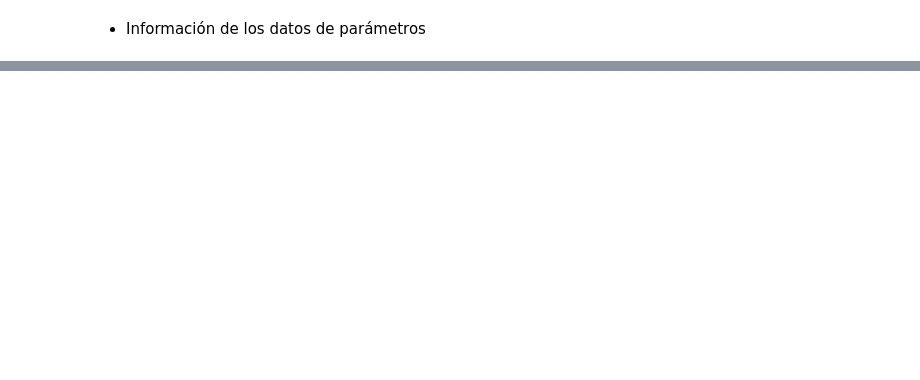
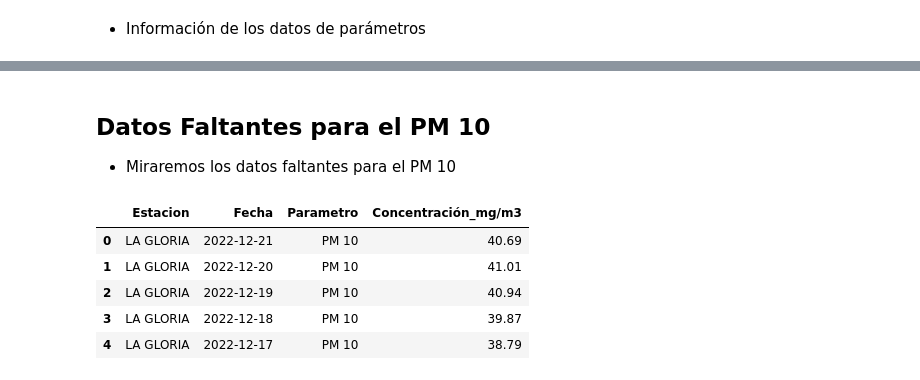
Before and after one commit to cdeoroaguado/jb_aet_pm10_25, a Jupyter notebook: _sources/1_etl.ipynb, the cells around one changed output, grey strips where cells are left out. Cells and saved outputs as stored; diff of their text form; code cells hidden in the pictures; blank space fills up the shorter version.

```diff
--- a/_sources/1_etl.ipynb
+++ b/_sources/1_etl.ipynb
@@ -183,0 +166,13 @@ df_2.head(20)
+# %% [markdown]
+## **Datos Faltantes para el PM 10**
+
+* Miraremos los datos faltantes para el PM 10
+# %%
+datos_recopilados.head()
+# %% [output]
+|  | Estacion | Fecha | Parametro | Concentración_mg/m3 |
+| 0 | LA GLORIA | 2022-12-21 | PM 10 | 40.69 |
+| 1 | LA GLORIA | 2022-12-20 | PM 10 | 41.01 |
+| 2 | LA GLORIA | 2022-12-19 | PM 10 | 40.94 |
+| 3 | LA GLORIA | 2022-12-18 | PM 10 | 39.87 |
+| 4 | LA GLORIA | 2022-12-17 | PM 10 | 38.79 |
```
Also changed, not shown: parts of 27 cells of this notebook, 9 other files.
